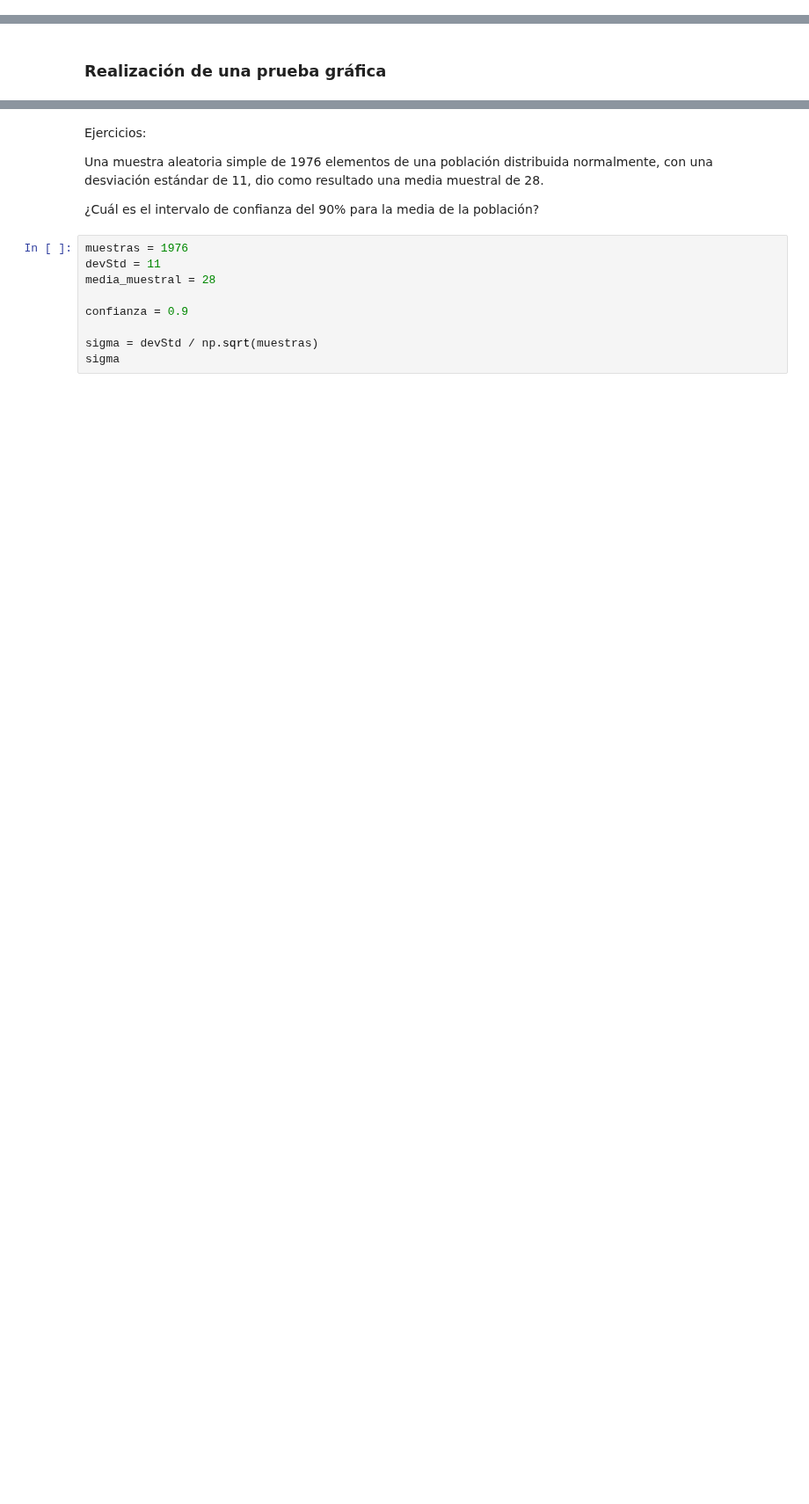
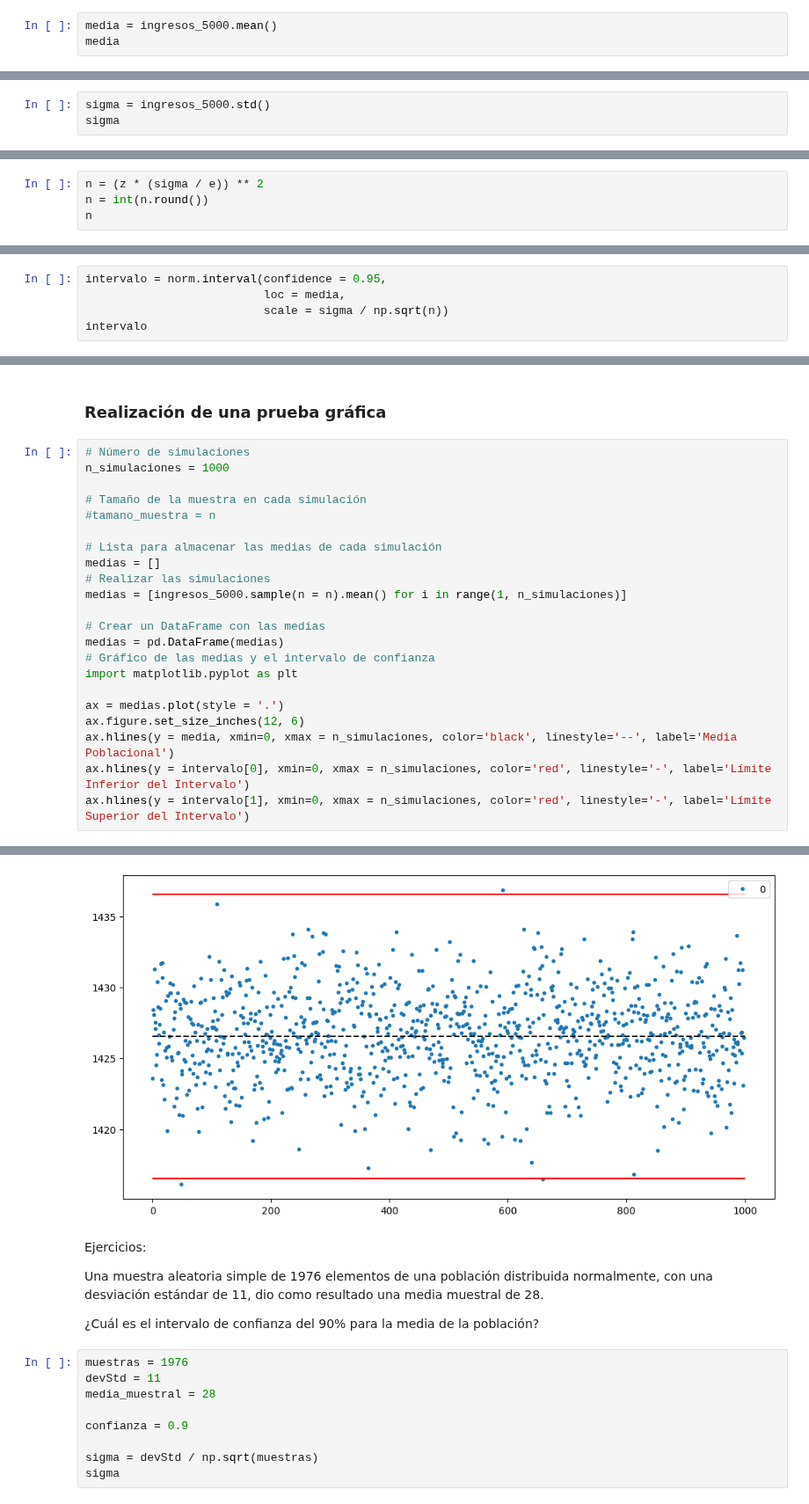
Before and after one commit to ivazquez-07/python_data_science_excersises, a Jupyter notebook: Curso-de-Estadistica-con-Python-Aula-2/Inicial.ipynb, the cells around one changed output, grey strips where cells are left out. Shown at 88% size. Cells and saved outputs as stored; diff of their text form; blank space fills up the shorter version.

```diff
--- a/Curso-de-Estadistica-con-Python-Aula-2/Inicial.ipynb
+++ b/Curso-de-Estadistica-con-Python-Aula-2/Inicial.ipynb
@@ -1504,0 +1581,3 @@ Estamos estudiando **los ingresos mensuales de los jefes de hogar con ingresos d
+# %%
+media = ingresos_5000.mean()
+media
@@ -1504,0 +1586,3 @@ Estamos estudiando **los ingresos mensuales de los jefes de hogar con ingresos d
+# %%
+sigma = ingresos_5000.std()
+sigma
@@ -1505,2 +1591,6 @@ Estamos estudiando **los ingresos mensuales de los jefes de hogar con ingresos d
 # %% [markdown]
 ### Calcular el tamaño de la muestra
+# %%
+n = (z * (sigma / e)) ** 2
+n = int(n.round())
+n
@@ -1507,2 +1599,7 @@ Estamos estudiando **los ingresos mensuales de los jefes de hogar con ingresos d
 # %% [markdown]
 ### Calcular el intervalo de confianza para la media
+# %%
+intervalo = norm.interval(confidence = 0.95,
+                          loc = media,
+                          scale = sigma / np.sqrt(n))
+intervalo
@@ -1509,2 +1608,25 @@ Estamos estudiando **los ingresos mensuales de los jefes de hogar con ingresos d
 # %% [markdown]
 ### Realización de una prueba gráfica
+# %%
+# Número de simulaciones
+n_simulaciones = 1000
+
+# Tamaño de la muestra en cada simulación
+#tamano_muestra = n
+
+# Lista para almacenar las medias de cada simulación
+medias = []
+# Realizar las simulaciones
+medias = [ingresos_5000.sample(n = n).mean() for i in range(1, n_simulaciones)]
+
+# Crear un DataFrame con las medias
+medias = pd.DataFrame(medias)
+# Gráfico de las medias y el intervalo de confianza
+import matplotlib.pyplot as plt
+
+ax = medias.plot(style = '.')
+ax.figure.set_size_inches(12, 6)
+ax.hlines(y = media, xmin=0, xmax = n_simulaciones, color='black', linestyle='--', label='Media Poblacional')
+ax.hlines(y = intervalo[0], xmin=0, xmax = n_simulaciones, color='red', linestyle='-', label='Límite Inferior del Intervalo')
+ax.hlines(y = intervalo[1], xmin=0, xmax = n_simulaciones, color='red', linestyle='-', label='Límite Superior del Intervalo')
+# %% [output]
@@ -1511,3 +1634,4 @@ Estamos estudiando **los ingresos mensuales de los jefes de hogar con ingresos d
+[figure, added]
 # %% [markdown]
 Ejercicios:
 
```
Also changed, not shown: parts of 27 cells of this notebook.
